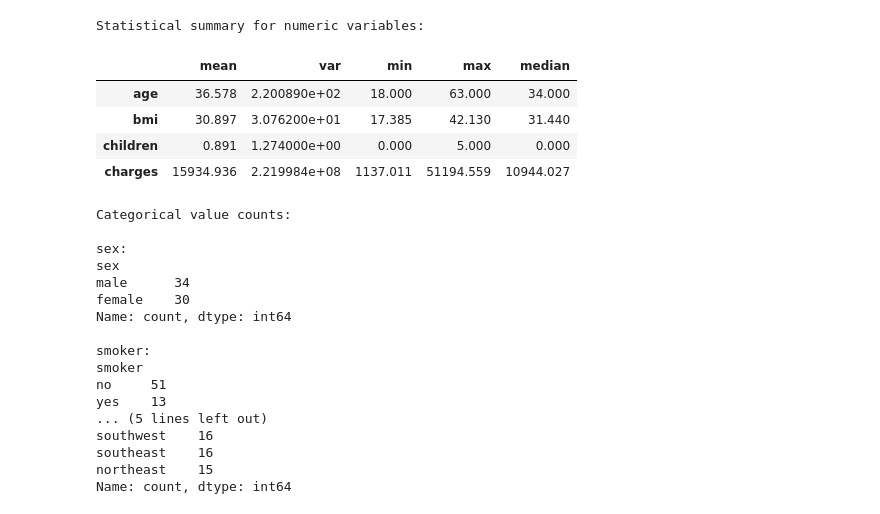
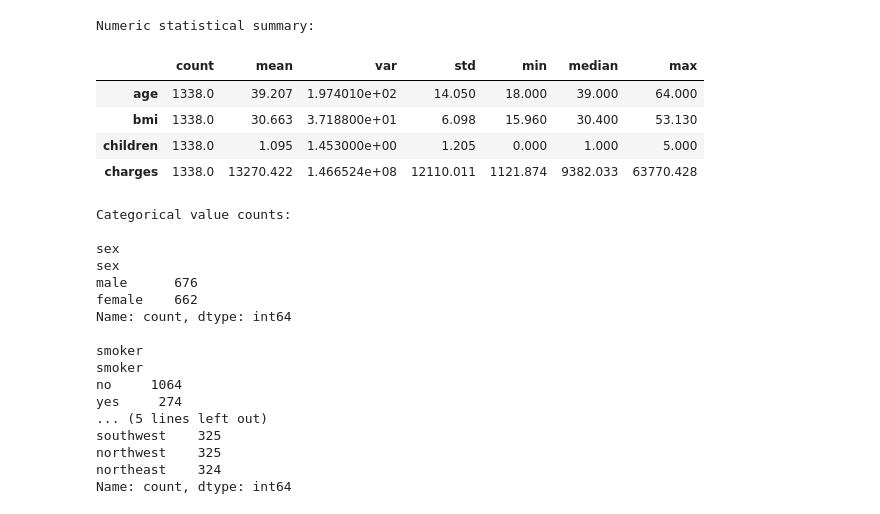
Before and after one commit to HaithamAlduais/SWE485, a Jupyter notebook: Phase1_Data_Exploration.ipynb, the cells around one changed output. Saved outputs shown, nothing was run; the diff lists cells and outputs as text; code cells hidden in the pictures.

```diff
--- a/Phase1_Data_Exploration.ipynb
+++ b/Phase1_Data_Exploration.ipynb
@@ -13,13 +0,0 @@ Medical Insurance Charges Prediction
-# %%
-import pandas as pd
-import numpy as np
-import matplotlib.pyplot as plt
-
-pd.set_option('display.max_columns', None)
-pd.set_option('display.width', 120)
-
-df = pd.read_csv('Dataset/insurance.csv')
-
-print('Dataset shape:', df.shape)
-print('Observations:', df.shape[0])
-print('Features:', df.shape[1] - 1, '+ 1 target column')
@@ -66,34 +111,38 @@ Name: charges, dtype: float64
 # %%
-numeric_cols = ['age', 'bmi', 'children', 'charges']
-summary = df[numeric_cols].agg(['mean', 'var', 'min', 'max', 'median']).T
-print('Statistical summary for numeric variables:')
+
+# Statistical summary
+numeric_cols = ["age", "bmi", "children", "charges"]
+categorical_cols = ["sex", "smoker", "region"]
+
+summary = df[numeric_cols].agg(["count", "mean", "var", "std", "min", "median", "max"]).T
+print("Numeric statistical summary:")
 display(summary.round(3))
 
-print('Categorical value counts:')
-for col in ['sex', 'smoker', 'region']:
-    print(f'\n{col}:')
+print("Categorical value counts:")
+for col in categorical_cols:
+    print("\n" + col)
     print(df[col].value_counts())
 # %% [output]
-Statistical summary for numeric variables:
+Numeric statistical summary:
-|  | mean | var | min | max | median |
-| age | 36.578 | 2.200890e+02 | 18.000 | 63.000 | 34.000 |
-| bmi | 30.897 | 3.076200e+01 | 17.385 | 42.130 | 31.440 |
-| children | 0.891 | 1.274000e+00 | 0.000 | 5.000 | 0.000 |
-| charges | 15934.936 | 2.219984e+08 | 1137.011 | 51194.559 | 10944.027 |
+|  | count | mean | var | std | min | median | max |
+| age | 1338.0 | 39.207 | 1.974010e+02 | 14.050 | 18.000 | 39.000 | 64.000 |
+| bmi | 1338.0 | 30.663 | 3.718800e+01 | 6.098 | 15.960 | 30.400 | 53.130 |
+| children | 1338.0 | 1.095 | 1.453000e+00 | 1.205 | 0.000 | 1.000 | 5.000 |
+| charges | 1338.0 | 13270.422 | 1.466524e+08 | 12110.011 | 1121.874 | 9382.033 | 63770.428 |
 Categorical value counts:
 
-sex:
 sex
-male      34
-female    30
+sex
+male      676
+female    662
 Name: count, dtype: int64
 
-smoker:
 smoker
-no     51
-yes    13
+smoker
+no     1064
+yes     274
 ... (5 lines left out)
-southwest    16
-southeast    16
-northeast    15
+southwest    325
+northwest    325
+northeast    324
 Name: count, dtype: int64
```
Also changed, not shown: parts of 24 cells of this notebook, 8 other files.
